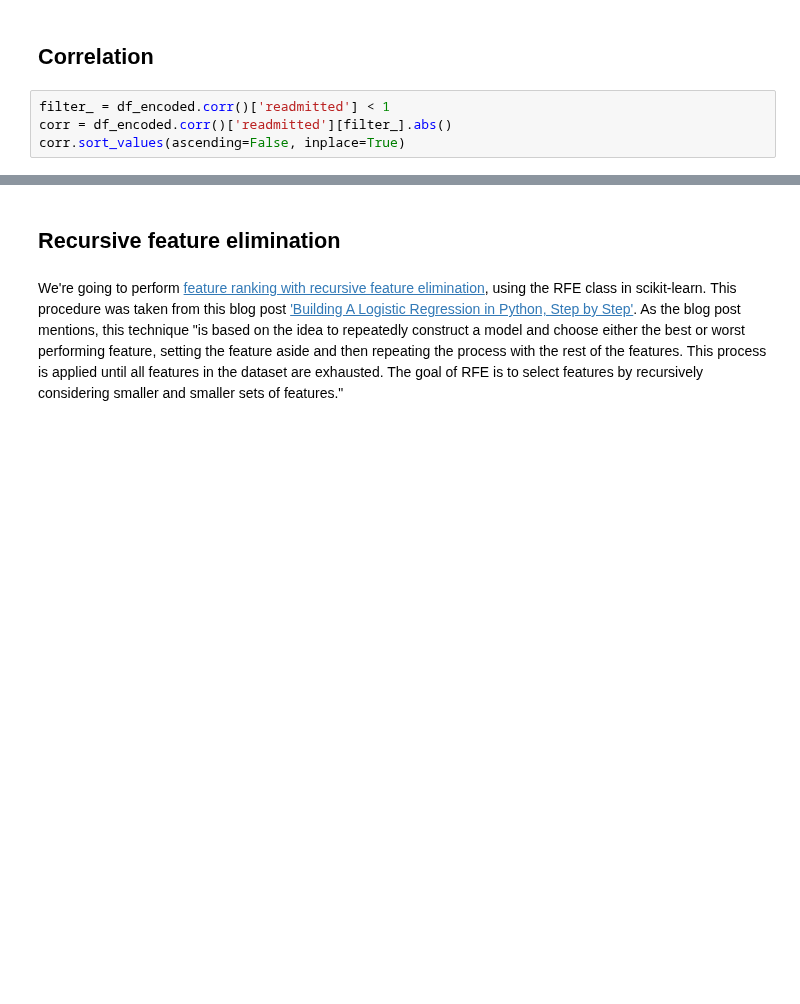
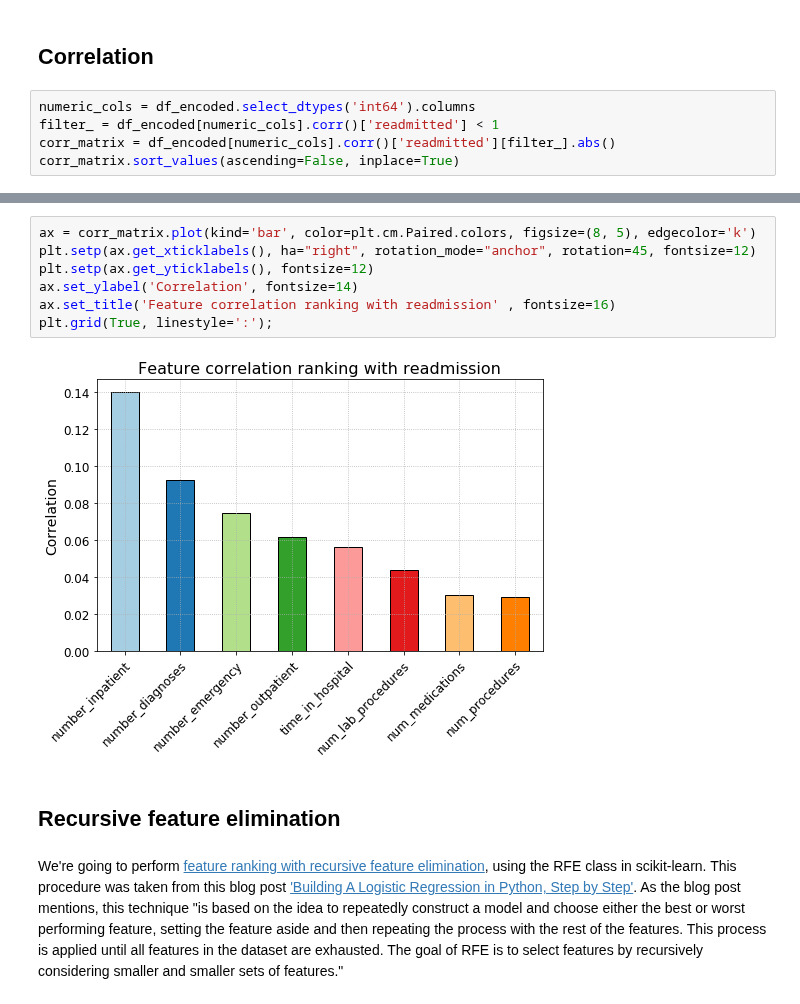
Before and after one commit to capac/kaggle-notebooks, a Jupyter notebook: diabetes-in-130-US-hospitals/2-checking-algorithms.ipynb, the cells around one changed output, grey strips where cells are left out. Saved outputs shown, nothing was run; the diff lists cells and outputs as text; blank space fills up the shorter version.

Commit message:
Added correlation plot for numerical features

```diff
--- a/diabetes-in-130-US-hospitals/2-checking-algorithms.ipynb
+++ b/diabetes-in-130-US-hospitals/2-checking-algorithms.ipynb
@@ -44,6 +46,7 @@ df_encoded.shape
 # %% [markdown]
 ## Correlation
 # %%
-filter_ = df_encoded.corr()['readmitted'] < 1
-corr = df_encoded.corr()['readmitted'][filter_].abs()
-corr.sort_values(ascending=False, inplace=True)
+numeric_cols = df_encoded.select_dtypes('int64').columns
+filter_ = df_encoded[numeric_cols].corr()['readmitted'] < 1
+corr_matrix = df_encoded[numeric_cols].corr()['readmitted'][filter_].abs()
+corr_matrix.sort_values(ascending=False, inplace=True)
@@ -70,3 +65,12 @@ Name: readmitted, dtype: float64
+# %%
+ax = corr_matrix.plot(kind='bar', color=plt.cm.Paired.colors, figsize=(8, 5), edgecolor='k')
+plt.setp(ax.get_xticklabels(), ha="right", rotation_mode="anchor", rotation=45, fontsize=12)
+plt.setp(ax.get_yticklabels(), fontsize=12)
+ax.set_ylabel('Correlation', fontsize=14)
+ax.set_title('Feature correlation ranking with readmission' , fontsize=16)
+plt.grid(True, linestyle=':');
+# %% [output]
+[figure, added]
 # %% [markdown]
 ## Recursive feature elimination
 # %% [markdown]
```
Also changed, not shown: parts of 8 cells of this notebook.
